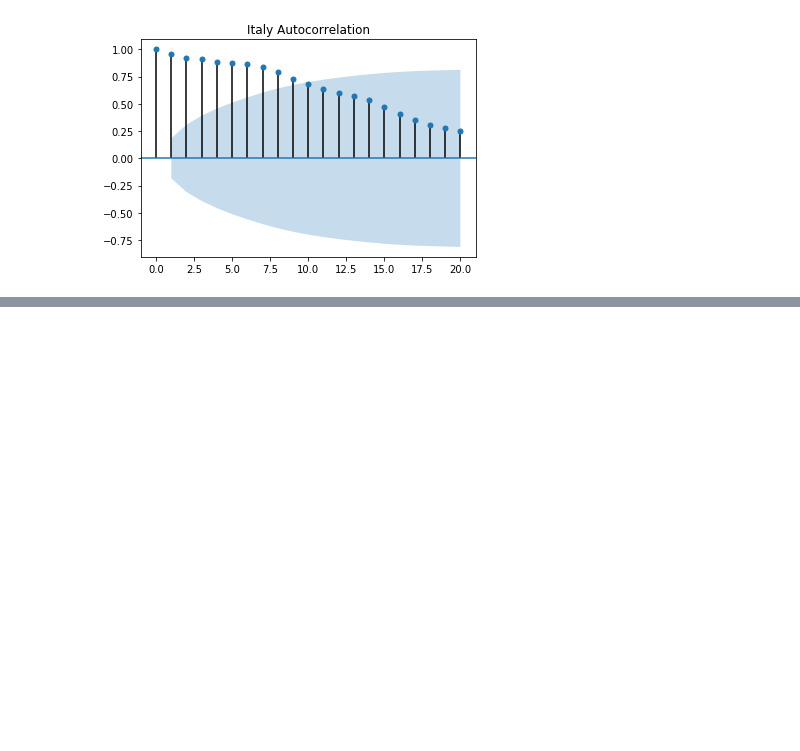
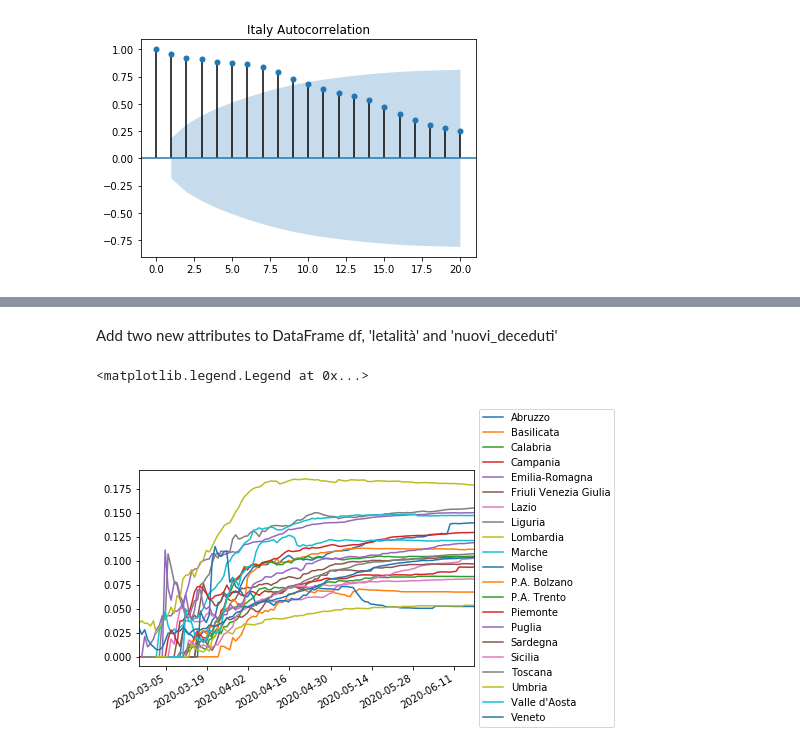
Before and after one commit to fedepiro96/APAD-project, a Jupyter notebook: Notebook fede.ipynb, the cells around one changed output, grey strips where cells are left out. Cells and saved outputs as stored; diff of their text form; code cells hidden in the pictures; blank space fills up the shorter version.

```diff
--- a/Notebook fede.ipynb
+++ b/Notebook fede.ipynb
@@ -238,0 +242,27 @@ plot_acf(dailyincr.sum(axis = 1), lags=20, unbiased = True, title = 'Italy Autoc
+# %%
+with open('G:/Algoritmi e programmazione/Progetto/Dati/dpc-covid19-ita-regioni.json') as f:
+         d = json.load(f)
+
+d2 = pd.DataFrame(d)
+
+
+#Creating dataframe adding a row one by one
+
+columns = ['data', 'denominazione_regione', 'deceduti', 'dimessi_guariti',
+           'isolamento_domiciliare', 'nuovi_positivi', 'ricoverati_con_sintomi',
+           'tamponi', 'terapia_intensiva', 'totale_casi', 'totale_ospedalizzati',
+           'totale_positivi', 'variazione_totale_positivi']
+df = pd.DataFrame(index = range(len(d)), columns = columns)
+for i in range(len(d)):
+    riga = {}
+    for n in range(len(columns)):
+        riga[columns[n]] = d[i][columns[n]]
+    df.loc[i] = riga
+# %%
+df.data = pd.DatetimeIndex(df.data)
+dates = list(set(df.data))
+dates.sort()
+regions = list(set(df.denominazione_regione))
+regions.sort()
+df.set_index(['data', 'denominazione_regione'], inplace = True)
+df = df.sort_index()
@@ -238,0 +304,2 @@ plot_acf(dailyincr.sum(axis = 1), lags=20, unbiased = True, title = 'Italy Autoc
+# %% [markdown]
+Add two new attributes to DataFrame df, 'letalità' and 'nuovi_deceduti'
@@ -238,0 +313,16 @@ plot_acf(dailyincr.sum(axis = 1), lags=20, unbiased = True, title = 'Italy Autoc
+# %%
+letal = {}
+for d in dates:
+    letal[d] = []
+for i in df.index:
+    letal[i[0]].append(df.loc[i]['letalità'])
+letal = pd.DataFrame(letal).transpose()
+letal.columns = regions
+# %%
+import matplotlib as mpl
+%matplotlib inline
+letal.plot(legend = False)
+plt.legend(loc='center left', bbox_to_anchor=(1.0, 0.5))
+# %% [output]
+<matplotlib.legend.Legend at 0x...>
+[figure, added]
```
Also changed, not shown: parts of 7 cells of this notebook, 1 other file.
